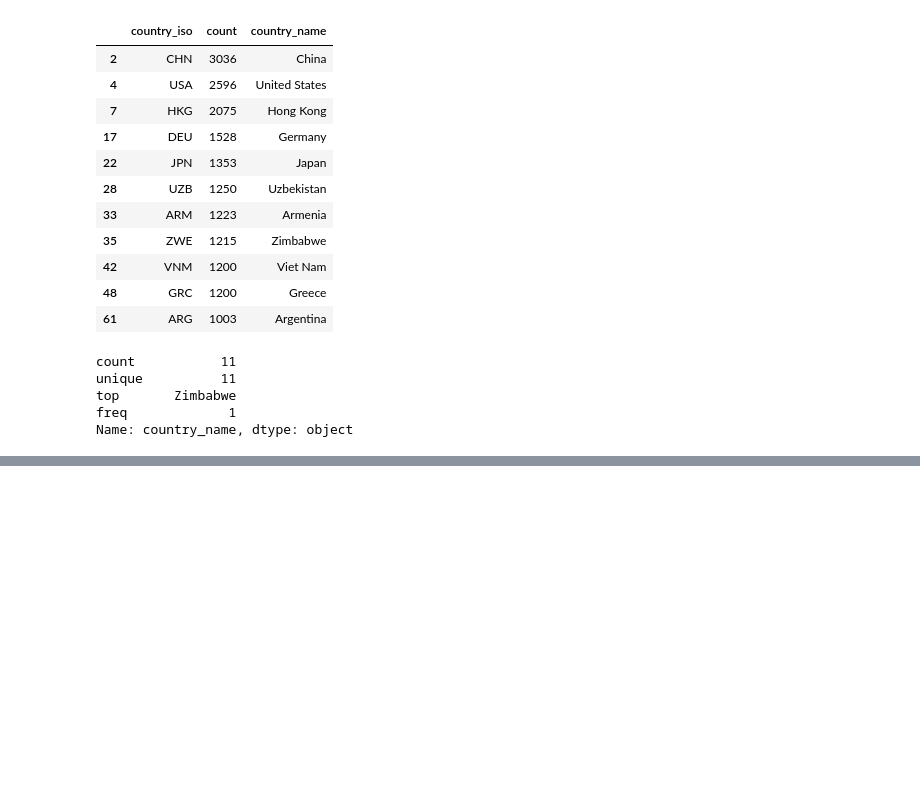
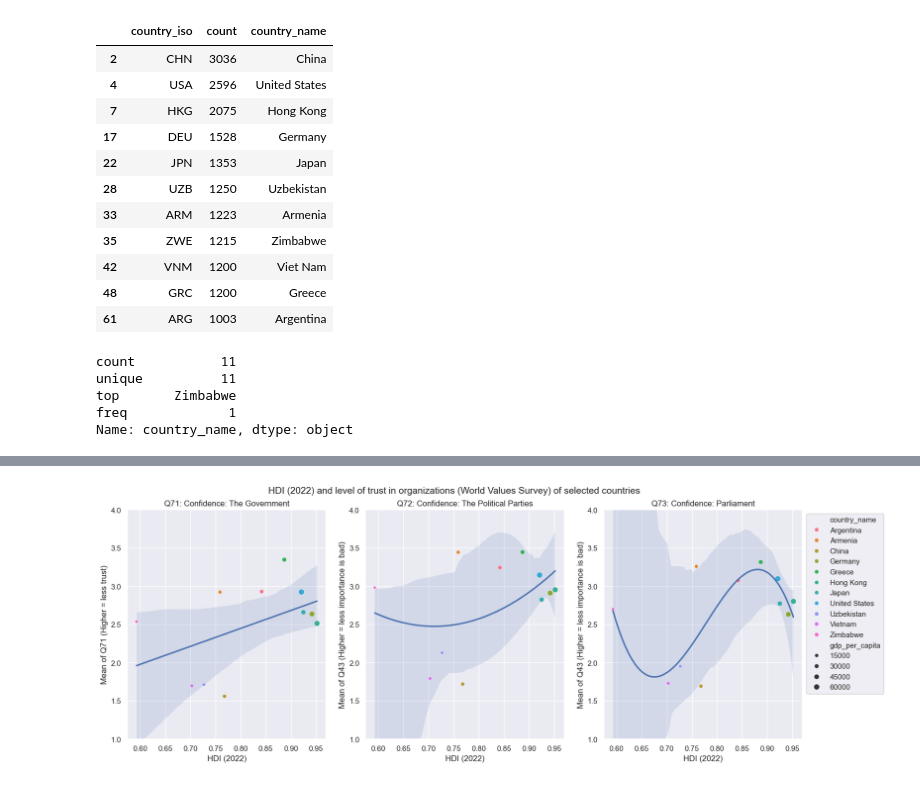
Before and after one commit to newjonny/world-values-survey-pandas-notebook, a Jupyter notebook: analysis.ipynb, the cells around one changed output, grey strips where cells are left out. Saved outputs shown, nothing was run; the diff lists cells and outputs as text; code cells hidden in the pictures; blank space fills up the shorter version.

```diff
--- a/analysis.ipynb
+++ b/analysis.ipynb
@@ -404,0 +461,2 @@ Additional data used for [GDP data][1]:
+# %%
+hdi_df.dropna(axis=0, inplace=True) # delete 4 entries without an HDI 2021 index value
@@ -404,0 +476,9 @@ Additional data used for [GDP data][1]:
+# %%
+# Select data for the countries we are interested in
+hdi_df = hdi_df.loc[hdi_df["country_iso"].isin(selected_countries), :]
+# %%
+hdi_analysis_df = hdi_df.join(q71_description_df, on="country_iso")
+hdi_analysis_df = hdi_analysis_df.join(q72_description_df, on="country_iso", rsuffix="_q72")
+hdi_analysis_df = hdi_analysis_df.join(q73_description_df, on="country_iso", rsuffix="_q73").dropna()
+hdi_analysis_df.info()
+hdi_analysis_df.sample(10)
@@ -404,0 +515,8 @@ Additional data used for [GDP data][1]:
+# %%
+# Just for fun, and just because we can, let's combine this also with the GDP per capita data:
+# For that, because we see above that hdi_analysis_df has type object, we need to change that datatype first
+hdi_analysis_df["country_iso"] = hdi_analysis_df["country_iso"].astype("category")
+hdi_analysis_df.set_index(keys="country_iso", inplace=True) # set index of this df to country_iso as preparation for the join (join on the index)
+
+hdi_analysis_df = gdp_per_capita_df.join(hdi_analysis_df, on="country_iso", rsuffix="_gdp")
+hdi_analysis_df = hdi_analysis_df.dropna(axis=0)
@@ -404,0 +538,77 @@ Additional data used for [GDP data][1]:
+# %%
+# Get unique values for hue because just using hue="country_name" will show all possible categeorical values,
+# even though economy_analysis_df["country_name"].describe() shows it only has 11 unique values...
+unique_country_names = hdi_analysis_df["country_name"].unique()
+
+fig, axs = plt.subplots(1,3, figsize=(18,6))
+
+sns.regplot(x="hdi_2021",
+            y="mean",
+            ax=axs[0],
+            scatter=False,
+            order=1, # linear
+            data=hdi_analysis_df
+)
+q71_plot = sns.scatterplot(x="hdi_2021",
+            y="mean",
+            hue="country_name",
+            size="gdp_per_capita",
+            hue_order=unique_country_names,
+            ax=axs[0],
+            data=hdi_analysis_df
+)
+q71_plot.set_ylim(bottom=1, top=4)
+q71_plot.set_ylabel("Mean of Q71 (Higher = less trust)")
+q71_plot.set_xlabel("HDI (2022)")
+q71_plot.set_title("Q71: Confidence: The Government")
+q71_plot.get_legend().remove()
+
+sns.regplot(x="hdi_2021",
+            y="mean_q72",
+            ax=axs[1],
+            scatter=False,
+            order=2, # quadratic
+            data=hdi_analysis_df
+)
+q72_plot = sns.scatterplot(x="hdi_2021",
+            y="mean_q72",
+            hue="country_name",
+            size="gdp_per_capita",
+            hue_order=unique_country_names,
+            ax=axs[1],
+            data=hdi_analysis_df
+)
+q72_plot.set_ylim(bottom=1, top=4)
+q72_plot.set_ylabel("Mean of Q43 (Higher = less importance is bad)")
+q72_plot.set_xlabel("HDI (2022)")
+q72_plot.set_title("Q72: Confidence: The Political Parties")
+q72_plot.get_legend().remove()
+
+sns.regplot(x="hdi_2021",
+            y="mean_q73",
+            ax=axs[2],
+            scatter=False,
+            order=3, # cubic
+            data=hdi_analysis_df
+)
+q73_plot = sns.scatterplot(x="hdi_2021",
+            y="mean_q73",
+            hue="country_name",
+            size="gdp_per_capita",
+            hue_order=unique_country_names,
+            ax=axs[2],
+            data=hdi_analysis_df
+)
+q73_plot.set_ylim(bottom=1, top=4)
+q73_plot.set_ylabel("Mean of Q43 (Higher = less importance is bad)")
+q73_plot.set_xlabel("HDI (2022)")
+q73_plot.set_title("Q73: Confidence: Parliament")
+
+fig.suptitle("HDI (2022) and level of trust in organizations (World Values Survey) of selected countries", fontsize=14)
+fig.subplots_adjust(top=0.9)
+
+sns.move_legend(q73_plot, "upper left", bbox_to_anchor=(1, 1))
+
+plt.show()
+# %% [output]
+[figure, added]
```
Also changed, not shown: parts of 22 cells of this notebook, 8 other files.
